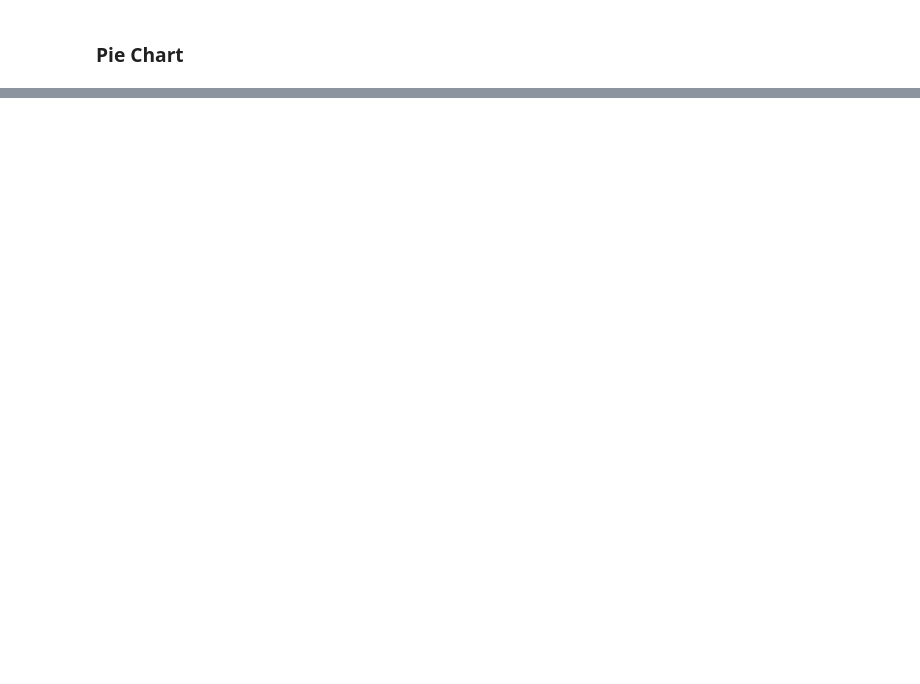
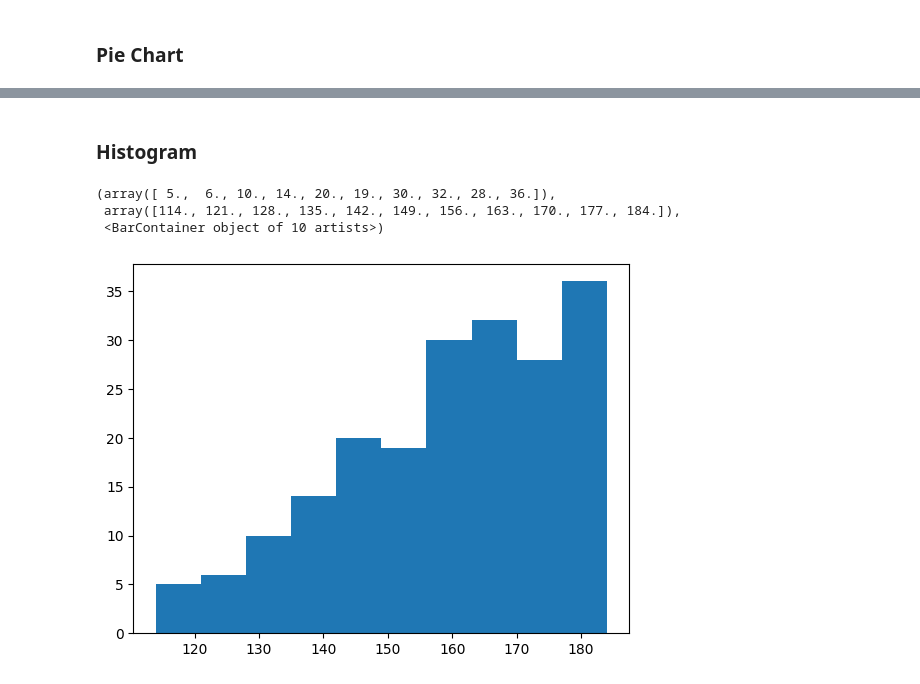
Before and after one commit to RIJAN-GH/Data-Science, a Jupyter notebook: Lab3.ipynb, the cells around one changed output, grey strips where cells are left out. Saved outputs shown, nothing was run; the diff lists cells and outputs as text; code cells hidden in the pictures; blank space fills up the shorter version.

```diff
--- a/Lab3.ipynb
+++ b/Lab3.ipynb
@@ -114,0 +133,11 @@ df['sex'].value_counts().plot(kind= 'pie', autopct='%0.2f')
+# %% [markdown]
+### Histogram
+# %%
+subset = df.head(200)
+age = subset['heightCm']
+plt.hist(age)
+# %% [output]
+(array([ 5.,  6., 10., 14., 20., 19., 30., 32., 28., 36.]),
+ array([114., 121., 128., 135., 142., 149., 156., 163., 170., 177., 184.]),
+ <BarContainer object of 10 artists>)
+[figure, added]
```
Also changed, not shown: parts of 14 cells of this notebook.
